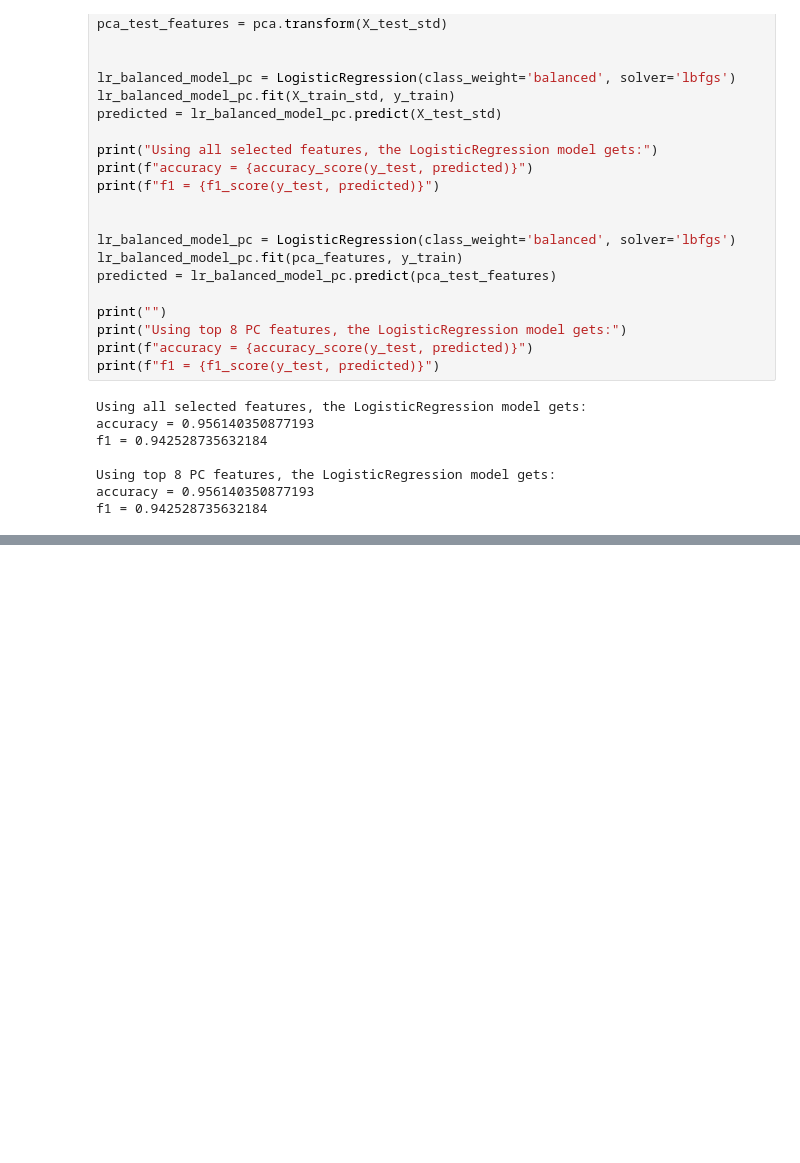
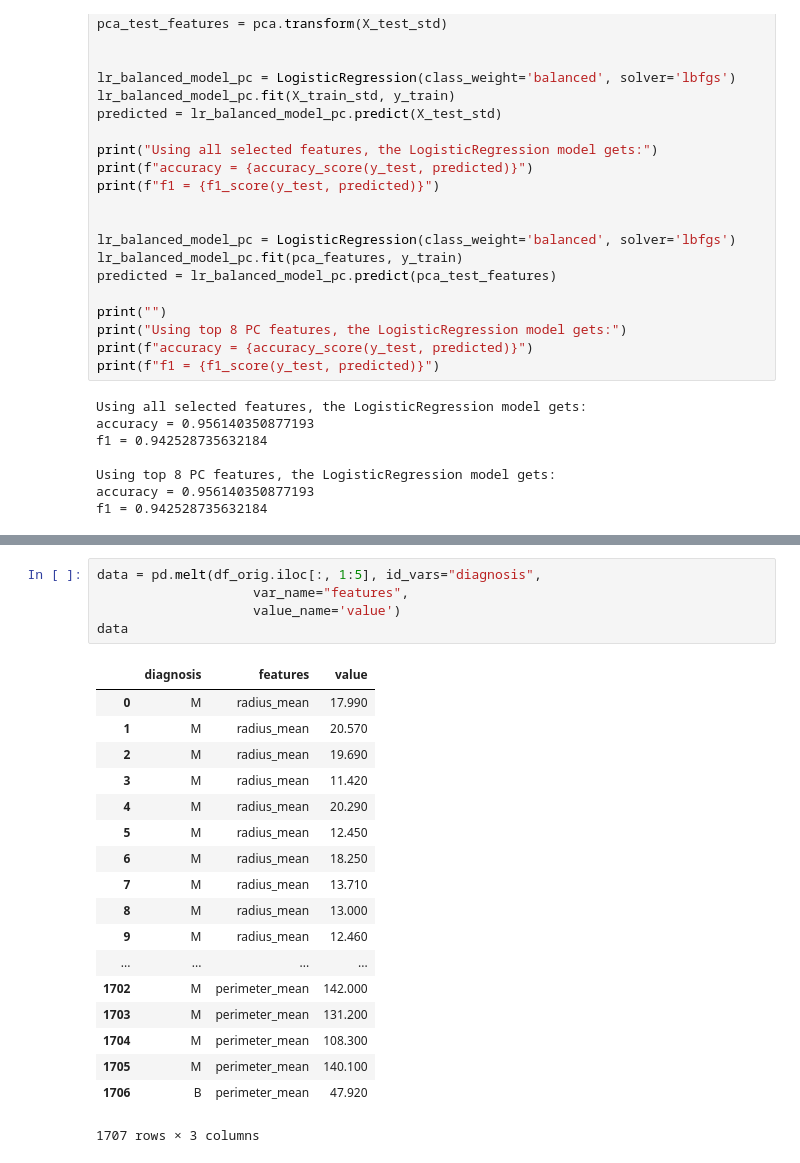
Before and after one commit to kwschultz/python_practice, a Jupyter notebook: Wisconsin Breast Cancer.ipynb, the cells around one changed output, grey strips where cells are left out. Saved outputs shown, nothing was run; the diff lists cells and outputs as text; blank space fills up the shorter version.

```diff
--- a/Wisconsin Breast Cancer.ipynb
+++ b/Wisconsin Breast Cancer.ipynb
@@ -243,0 +248,24 @@ f1 = 0.942528735632184
+# %%
+data = pd.melt(df_orig.iloc[:, 1:5], id_vars="diagnosis",
+                    var_name="features",
+                    value_name='value')
+data
+# %% [output]
+|  | diagnosis | features | value |
+| 0 | M | radius_mean | 17.990 |
+| 1 | M | radius_mean | 20.570 |
+| 2 | M | radius_mean | 19.690 |
+| 3 | M | radius_mean | 11.420 |
+| 4 | M | radius_mean | 20.290 |
+| 5 | M | radius_mean | 12.450 |
+| 6 | M | radius_mean | 18.250 |
+| 7 | M | radius_mean | 13.710 |
+| 8 | M | radius_mean | 13.000 |
+| 9 | M | radius_mean | 12.460 |
+| ... | ... | ... | ... |
+| 1702 | M | perimeter_mean | 142.000 |
+| 1703 | M | perimeter_mean | 131.200 |
+| 1704 | M | perimeter_mean | 108.300 |
+| 1705 | M | perimeter_mean | 140.100 |
+| 1706 | B | perimeter_mean | 47.920 |
+1707 rows × 3 columns
```
Also changed, not shown: parts of 4 cells of this notebook, 1 other file.
